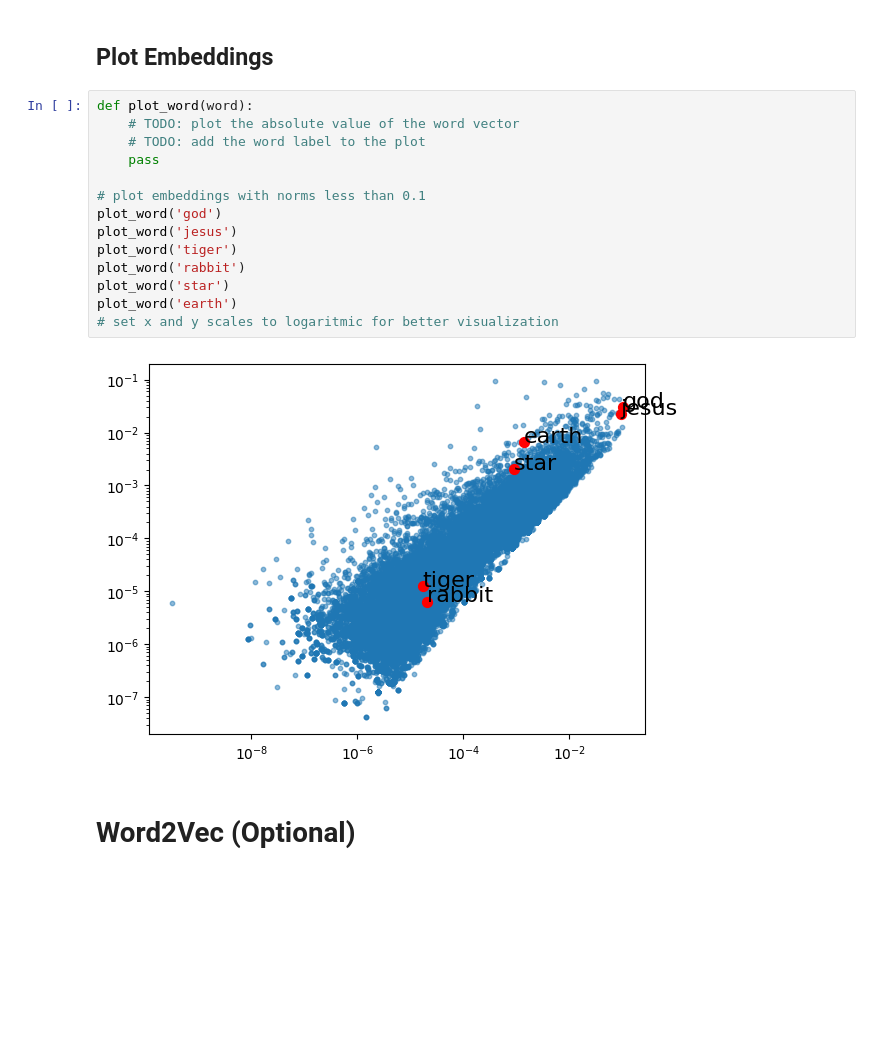
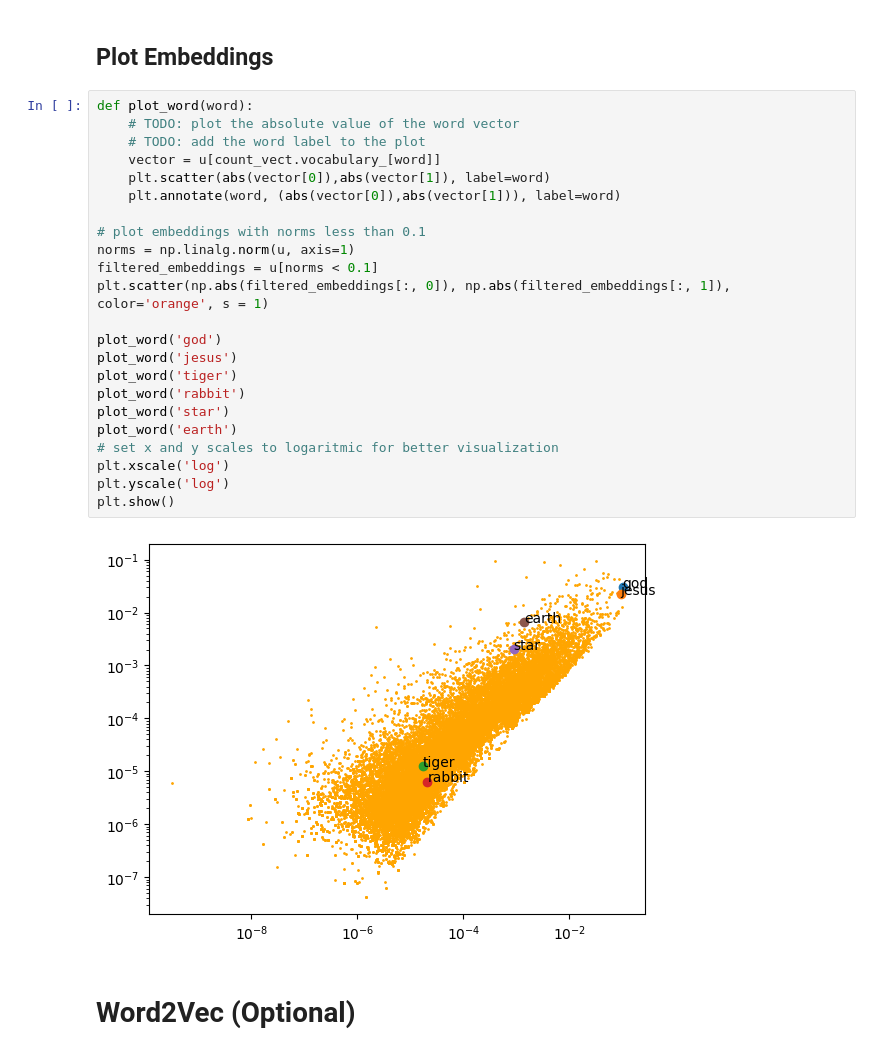
Before and after one commit to MoeeinAali/NLP-LSA, a Jupyter notebook: LSA.ipynb, the cells around one changed output. Drawn from its saved outputs; the diff is of its cells as text; blank space fills up the shorter version.

```diff
--- a/LSA.ipynb
+++ b/LSA.ipynb
@@ -148,19 +151,28 @@ similarity of `star` and `earth`: 0.8168070603061188
 # %%
 def plot_word(word):
     # TODO: plot the absolute value of the word vector
     # TODO: add the word label to the plot
-    pass
+    vector = u[count_vect.vocabulary_[word]]
+    plt.scatter(abs(vector[0]),abs(vector[1]), label=word)
+    plt.annotate(word, (abs(vector[0]),abs(vector[1])), label=word)
 
 # plot embeddings with norms less than 0.1
+norms = np.linalg.norm(u, axis=1)
+filtered_embeddings = u[norms < 0.1]
+plt.scatter(np.abs(filtered_embeddings[:, 0]), np.abs(filtered_embeddings[:, 1]), color='orange', s = 1)
+
 plot_word('god')
 plot_word('jesus')
 plot_word('tiger')
 plot_word('rabbit')
 plot_word('star')
 plot_word('earth')
 # set x and y scales to logaritmic for better visualization
+plt.xscale('log')
+plt.yscale('log')
+plt.show()
 # %% [output]
-[figure, old version]
+[figure, new version]
 # %% [markdown]
 # Word2Vec (Optional)
 # %% [markdown]
```
Also changed, not shown: parts of 8 cells of this notebook.
